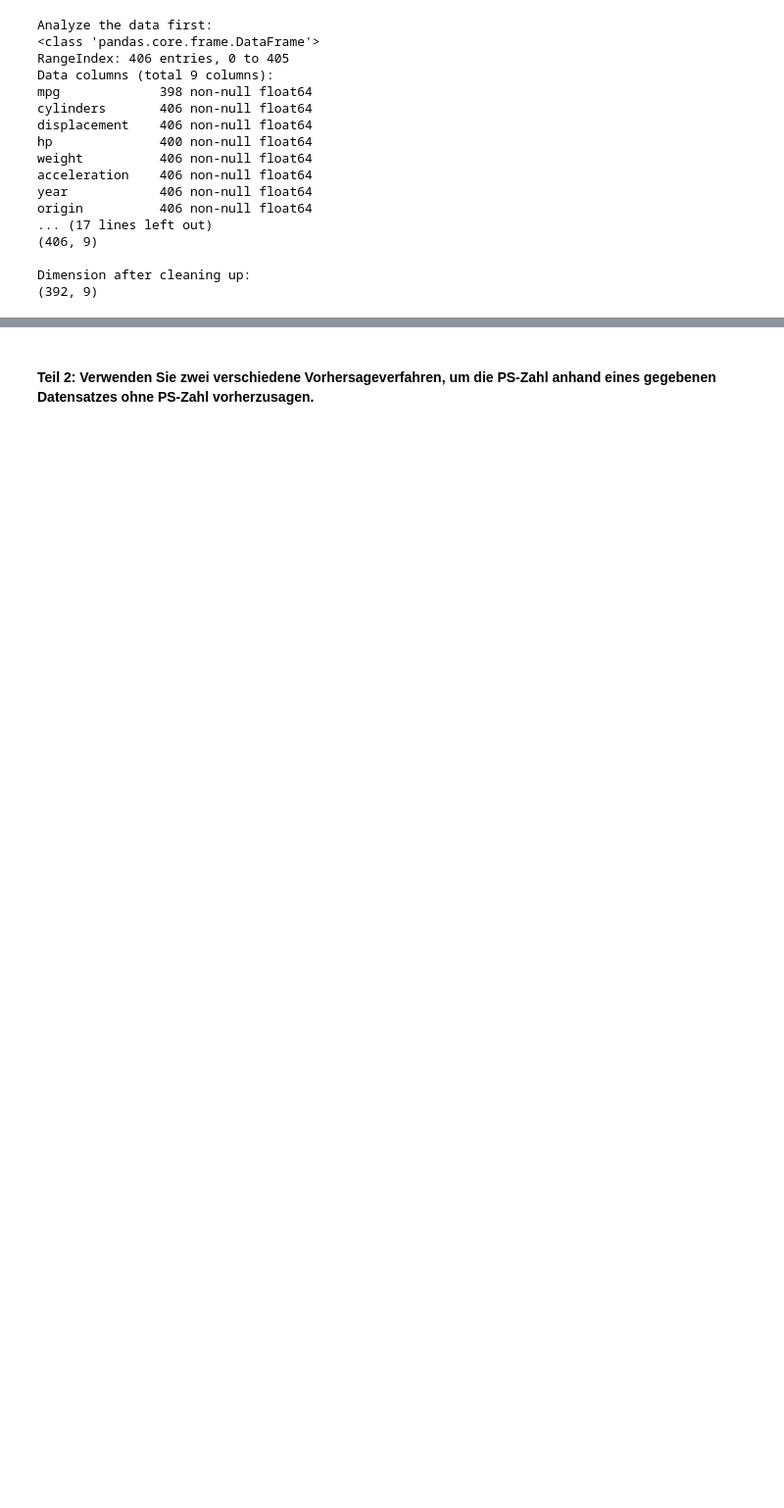
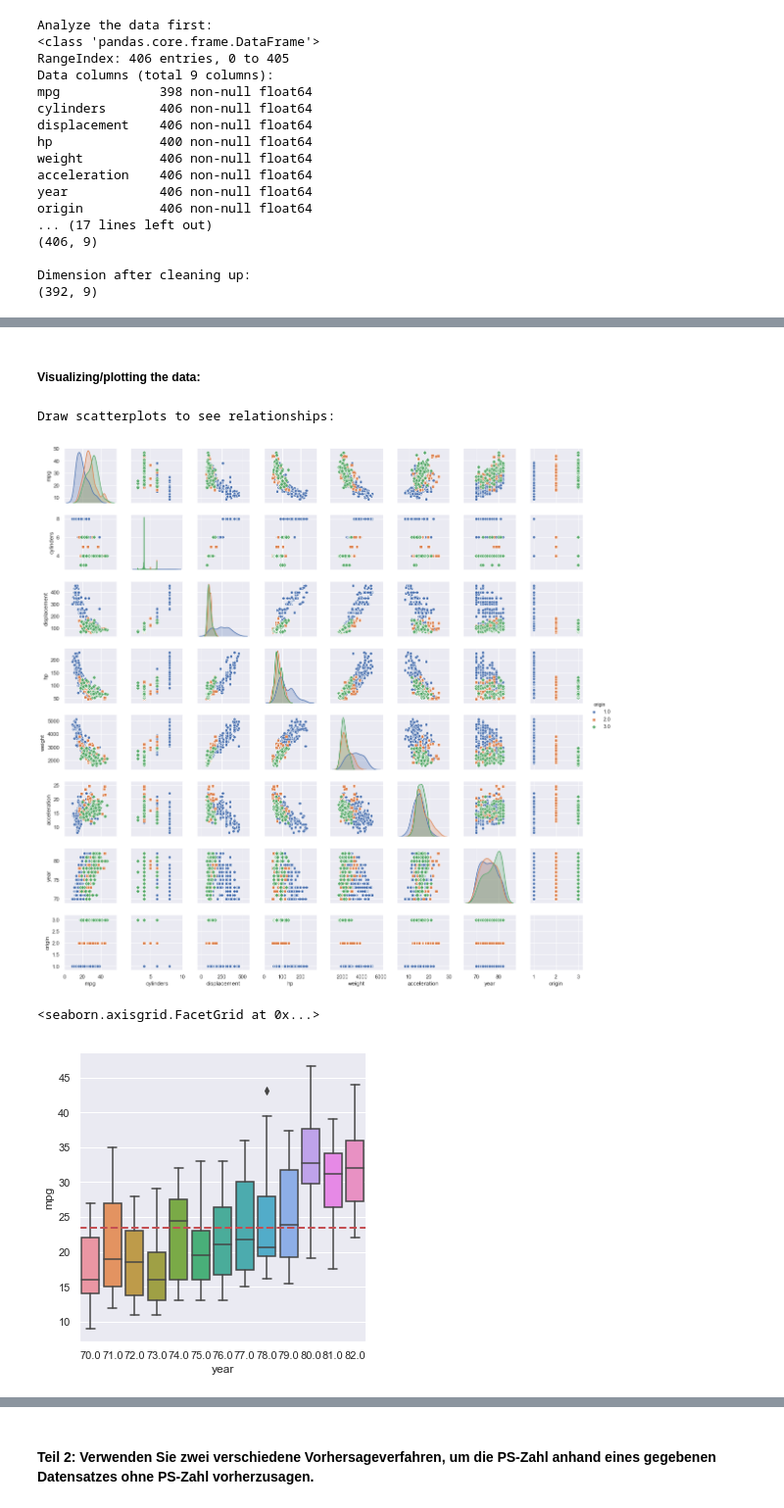
Before and after one commit to emrebesogul/data-science, a Jupyter notebook: Programmentwurf.ipynb, the cells around one changed output, grey strips where cells are left out. Shown at 98% size. Saved outputs shown, nothing was run; the diff lists cells and outputs as text; code cells hidden in the pictures; blank space fills up the shorter version.

```diff
--- a/Programmentwurf.ipynb
+++ b/Programmentwurf.ipynb
@@ -122,0 +127,51 @@ Plotting:
+# %% [markdown]
+##### Visualizing/plotting the data:
+# %%
+print("Draw scatterplots to see relationships:")
+
+# Scatterplot/Pairplot
+sns.set()
+sns.pairplot(df, height=2, hue ='origin', markers=["o", "s", "D"])
+plt.show()
+
+
+# We see alot of plots but let's have a closer look with different visualizations:
+
+
+# mpg and year relationship
+sns.catplot(x="year", y="mpg", data=df, kind="box")
+plt.axhline(df.mpg.mean(),color='r',linestyle='dashed',linewidth=2)
+# ...mpg gets higher of the years but reaches its maximum in 1980
+# ...average of mpg is 24.44
+
+
+# mpg and origin relationship
+sns.catplot(x="year", y="mpg", data=df, col="origin", kind="box")
+# ...mpg in origin 1 is below the average
+# ...mpg in origin 2 is above the average
+# ...mpg in origin 3 is above the average
+
+
+# mpg and acceleration relationship makes no sense here
+# mpg and horse power relationship makes no sense here
+# mpg and weight relationship makes no sense here
+# mpg and displacement relationship makes no sense here
+# mpg and model name relationship makes no sense here
+
+
+# mpg and cylinders relationship
+sns.catplot(x="cylinders", y="mpg", data=df, kind="box")
+plt.axhline(df.mpg.mean(),color='r',linestyle='dashed',linewidth=2)
+sns.catplot(x="cylinders", y="mpg", data=df, col="origin", kind="box")
+# ...origin 1 has 4, 6 and 8 cylinders
+# ...origin 2 has 4, 4 and 5 cylinders
+# ...origin 3 has 3, 4 and 6 cylinders
+# ...havin 4 or 5 cylinders means, havin mpg above average, while the rest gets mpg below average
+
+
+# ...mpg is spread in many variables such as origin, year, model, cylinders, displacement, horse power, weight and model name
+# %% [output]
+Draw scatterplots to see relationships:
+[figure, added]
+<seaborn.axisgrid.FacetGrid at 0x...>
+[figure, added]
```
Also changed, not shown: parts of 16 cells of this notebook.
